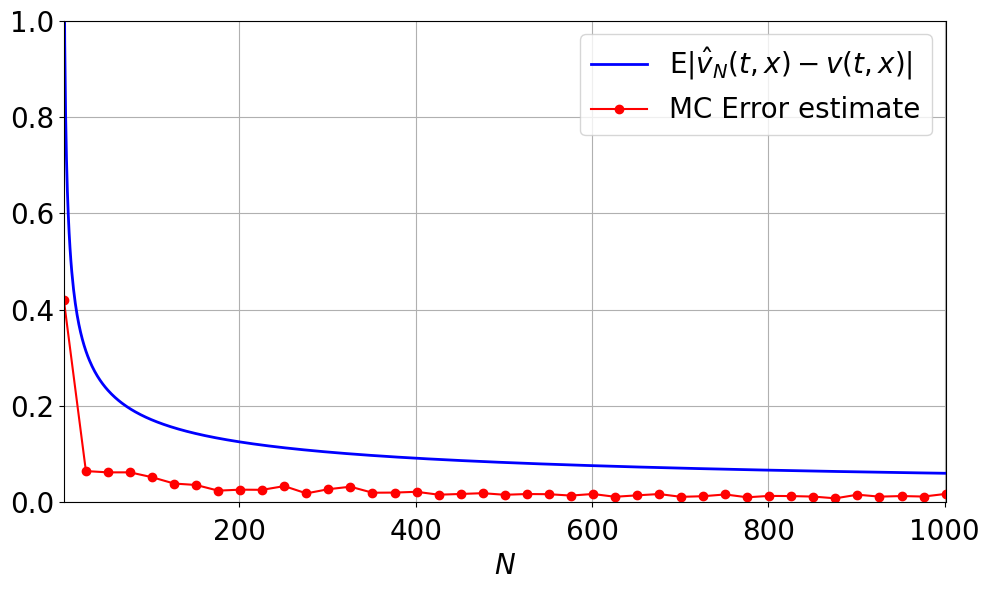
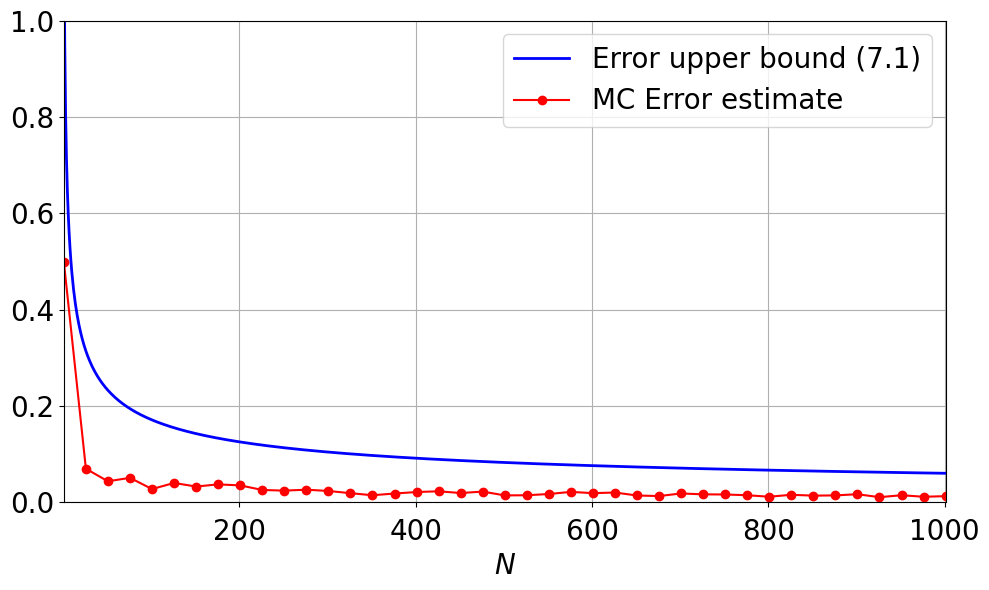
The notebook cell's code change between the first figure and the second:
--- before
+++ after
@@ -31,6 +31,7 @@
 
 fig, ax = plt.subplots(figsize=(10, 6))
-ax.plot(n_points, bound, '-', label = "E"r"$|\hat{v}_N(t,x)-v(t,x)|$", color='blue',linewidth=2)
-ax.plot([i for i in idx], [sd[i] for i in idx], linestyle='-',marker='.',color='red',markersize=12,markevery=1,lw=1.5,label = "MC Error estimate")
+# ax.plot(n_points, bound, '-', label = "E"r"$|\hat{v}_N(t,x)-v(t,x)|$", color='blue',linewidth=2)
+ax.plot(n_points, bound, '-', label = "Error upper bound (7.1)", color='blue',linewidth=2)
+ax.plot([i for i in range(1, 1025, 25)], [sd[i] for i in range(1, 1025, 25)], linestyle='-',marker='.',color='red',markersize=12,markevery=1,lw=1.5,label = "MC Error estimate")
 ax.set_xlabel(r"$N$")
 ax.margins(x=0)

Commit: Update